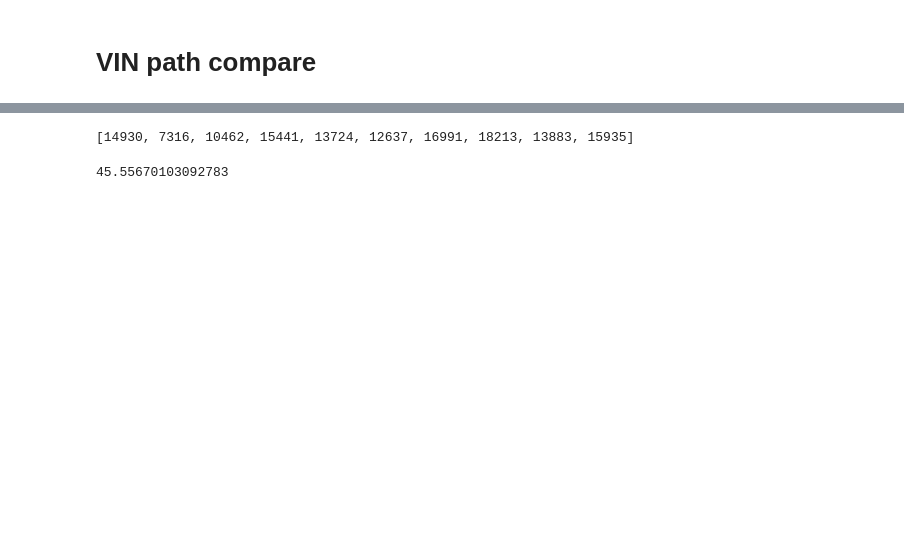
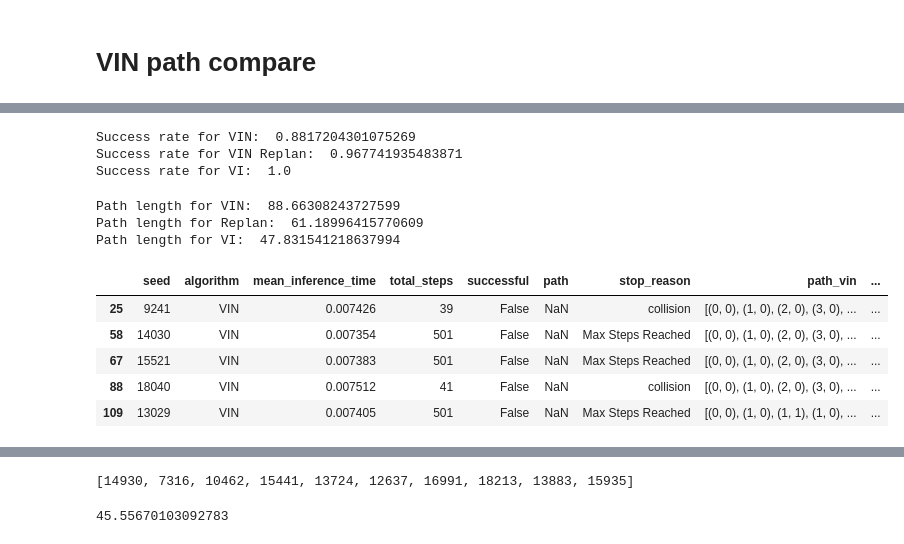
Before and after one commit to nkepling/navigation, a Jupyter notebook: visualization_notebook.ipynb, the cells around one changed output, grey strips where cells are left out. Saved outputs shown, nothing was run; the diff lists cells and outputs as text; code cells hidden in the pictures; blank space fills up the shorter version.

```diff
--- a/visualization_notebook.ipynb
+++ b/visualization_notebook.ipynb
@@ -29,0 +35,20 @@ len(df[df["algorithm"] == "VIN"])
+# %%
+print("Success rate for VIN: ", success_rate_vin)
+print("Success rate for VIN Replan: ", success_rate_replan)
+print("Success rate for VI: ", success_rate_vi)
+# %% [output]
+Success rate for VIN:  0.8817204301075269
+Success rate for VIN Replan:  0.967741935483871
+Success rate for VI:  1.0
+# %%
+path_len_vin = df[df["algorithm"] == "VIN"]["total_steps"].mean()
+path_len_puct = df[df["algorithm"] == "VIN_REPLAN"]["total_steps"].mean()
+path_len_vi = df[df["algorithm"] == "VI"]["total_steps"].mean()
+
+print("Path length for VIN: ", path_len_vin)
+print("Path length for Replan: ", path_len_puct)
+print("Path length for VI: ", path_len_vi)
+# %% [output]
+Path length for VIN:  88.66308243727599
+Path length for Replan:  61.18996415770609
+Path length for VI:  47.831541218637994
@@ -29,0 +60,11 @@ len(df[df["algorithm"] == "VIN"])
+# %%
+puct_success = df[(df["algorithm"] == "VIN") & (df["successful"] == False)]
+
+puct_success.head()
+# %% [output]
+|  | seed | algorithm | mean_inference_time | total_steps | successful | path | stop_reason | path_vin | ... |
+| 25 | 9241 | VIN | 0.007426 | 39 | False | NaN | collision | [(0, 0), (1, 0), (2, 0), (3, 0), ... | ... |
+| 58 | 14030 | VIN | 0.007354 | 501 | False | NaN | Max Steps Reached | [(0, 0), (1, 0), (2, 0), (3, 0), ... | ... |
+| 67 | 15521 | VIN | 0.007383 | 501 | False | NaN | Max Steps Reached | [(0, 0), (1, 0), (2, 0), (3, 0), ... | ... |
+| 88 | 18040 | VIN | 0.007512 | 41 | False | NaN | collision | [(0, 0), (1, 0), (2, 0), (3, 0), ... | ... |
+| 109 | 13029 | VIN | 0.007405 | 501 | False | NaN | Max Steps Reached | [(0, 0), (1, 0), (1, 1), (1, 0), ... | ... |
```
Also changed, not shown: parts of 9 cells of this notebook, 37 other files.
